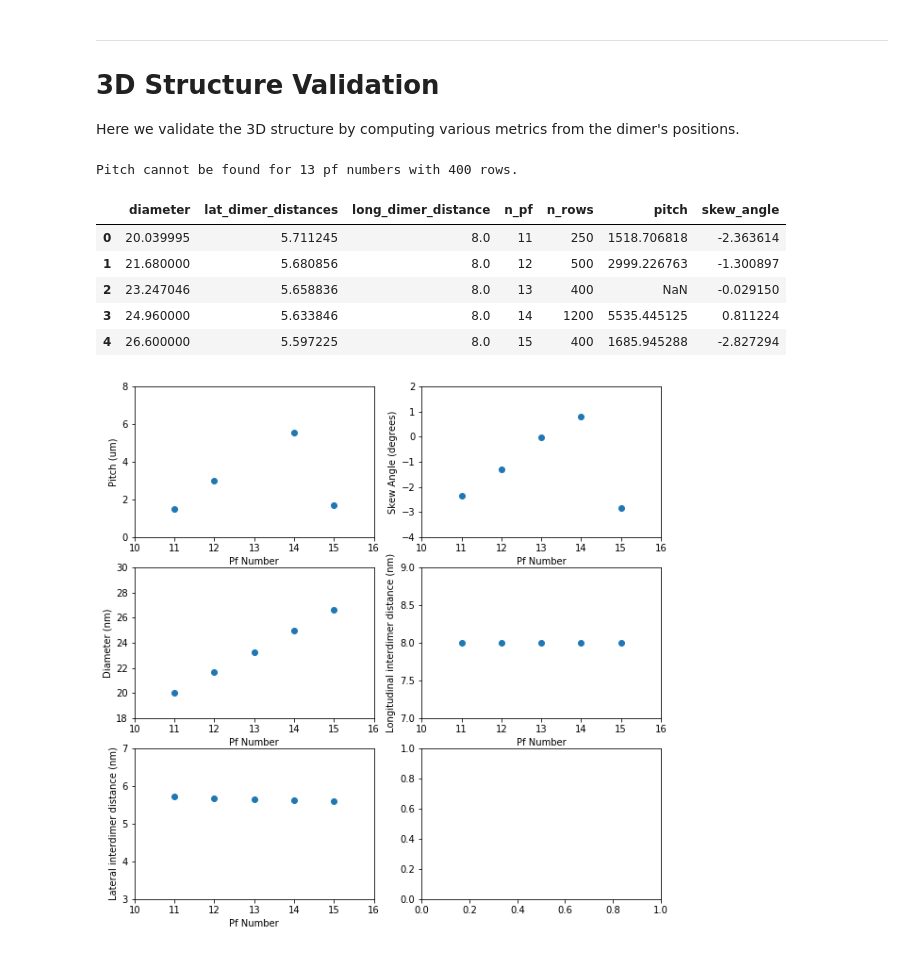
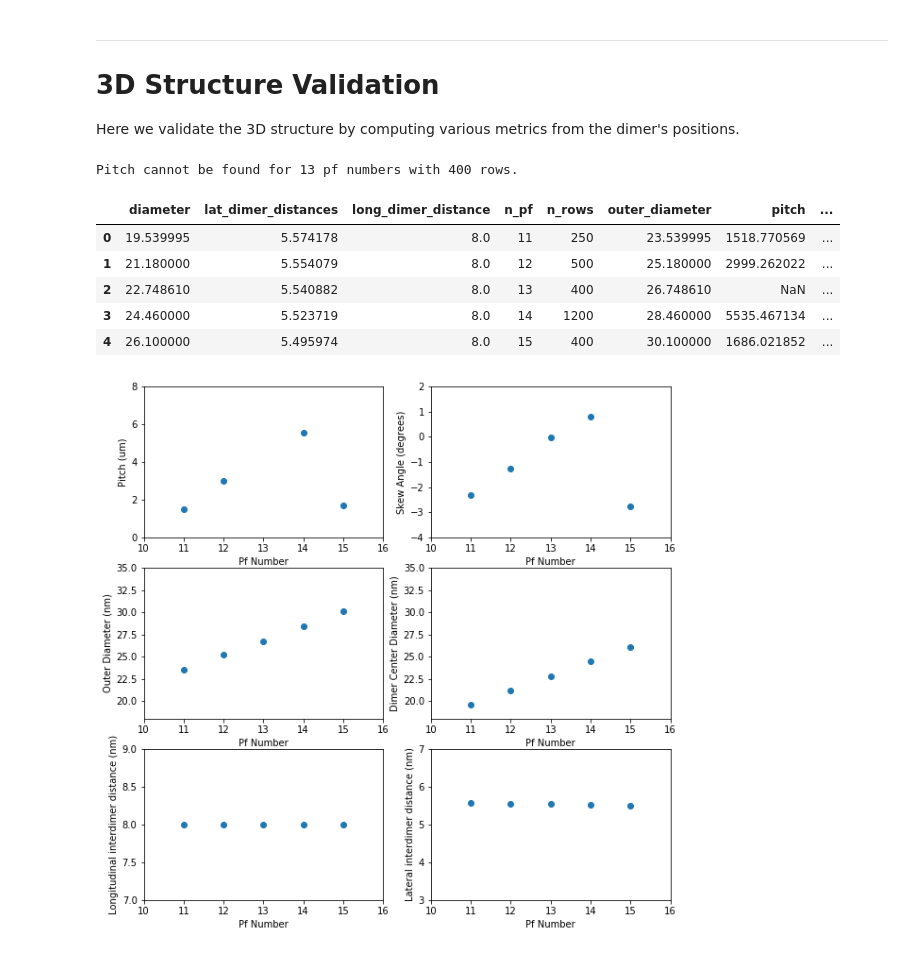
Before and after one commit to brouhardlab/anamic, a Jupyter notebook: notebooks/Structure.ipynb, the cells around one changed output. Drawn from its saved outputs; the diff is of its cells as text; code cells hidden in the pictures.

```diff
--- a/notebooks/Structure.ipynb
+++ b/notebooks/Structure.ipynb
@@ -118,7 +118,8 @@ Here we validate the 3D structure by computing various metrics from the dimer's
 # %%
 n_all_rows = [250, 500, 400, 1200, 400]
 n_pfs = [11, 12, 13, 14, 15]
-#n_pfs = [11]
+#n_all_rows = [250, 500]
+#n_pfs = [11, 13]
 
 data = []
 for n_pf, n_rows in tqdm.tqdm(zip(n_pfs, n_all_rows), total=len(n_pfs)):
@@ -155,10 +156,11 @@ for n_pf, n_rows in tqdm.tqdm(zip(n_pfs, n_all_rows), total=len(n_pfs)):
     x_diameter = positions['x'].max() - positions['x'].min()
     y_diameter = positions['y'].max() - positions['y'].min()
     datum['diameter'] = np.mean([x_diameter, y_diameter])
+    datum['outer_diameter'] = np.mean([x_diameter, y_diameter]) + 4
 
     # See anamic.structure.get_dimer_positions() for details.
     params = anamic.structure.get_structure_parameters().loc[n_pf].to_dict()
-    mt_radius = ((16.4 * n_pf + 20) / 2) / 10
+    mt_radius = ((16.4 * n_pf + 15) / 2) / 10
     dimer_factor = 2/3
     theta = (360 - n_pf * params['hrot']) * dimer_factor
     skew_angle = -1 * np.arcsin(0.25 * mt_radius * np.sin(0.5 * np.deg2rad(theta)))
@@ -187,48 +189,54 @@ data.to_csv("MT_Geometry_Metrics.csv")
 data
 # %% [output]
 Pitch cannot be found for 13 pf numbers with 400 rows.
-|  | diameter | lat_dimer_distances | long_dimer_distance | n_pf | n_rows | pitch | skew_angle |
-| 0 | 20.039995 | 5.711245 | 8.0 | 11 | 250 | 1518.706818 | -2.363614 |
-| 1 | 21.680000 | 5.680856 | 8.0 | 12 | 500 | 2999.226763 | -1.300897 |
-| 2 | 23.247046 | 5.658836 | 8.0 | 13 | 400 | NaN | -0.029150 |
-| 3 | 24.960000 | 5.633846 | 8.0 | 14 | 1200 | 5535.445125 | 0.811224 |
-| 4 | 26.600000 | 5.597225 | 8.0 | 15 | 400 | 1685.945288 | -2.827294 |
+|  | diameter | lat_dimer_distances | long_dimer_distance | n_pf | n_rows | outer_diameter | pitch | ... |
+| 0 | 19.539995 | 5.574178 | 8.0 | 11 | 250 | 23.539995 | 1518.770569 | ... |
+| 1 | 21.180000 | 5.554079 | 8.0 | 12 | 500 | 25.180000 | 2999.262022 | ... |
+| 2 | 22.748610 | 5.540882 | 8.0 | 13 | 400 | 26.748610 | NaN | ... |
+| 3 | 24.460000 | 5.523719 | 8.0 | 14 | 1200 | 28.460000 | 5535.467134 | ... |
+| 4 | 26.100000 | 5.495974 | 8.0 | 15 | 400 | 30.100000 | 1686.021852 | ... |
 # %%
 data = pd.read_csv("MT_Geometry_Metrics.csv")
 
 fig, axs = plt.subplots(ncols=2, nrows=3, figsize=(10, 10))
 axs = axs.flatten()
 
 axs[0].plot(data['n_pf'], data['pitch'] / 1000, marker='o', lw=0)
 axs[0].set_xlabel("Pf Number")
 axs[0].set_ylabel("Pitch (um)")
 axs[0].set_xlim(10, 16)
 axs[0].set_ylim(0, 8)
 
 axs[1].plot(data['n_pf'], data['skew_angle'], marker='o', lw=0)
 axs[1].set_xlabel("Pf Number")
 axs[1].set_ylabel("Skew Angle (degrees)")
 axs[1].set_xlim(10, 16)
 axs[1].set_ylim(-4, 2)
 
-axs[2].plot(data['n_pf'], data['diameter'], marker='o', lw=0)
+axs[2].plot(data['n_pf'], data['outer_diameter'], marker='o', lw=0)
 axs[2].set_xlabel("Pf Number")
-axs[2].set_ylabel("Diameter (nm)")
+axs[2].set_ylabel("Outer Diameter (nm)")
 axs[2].set_xlim(10, 16)
-axs[2].set_ylim(18, 30)
+axs[2].set_ylim(18, 35)
 
-axs[3].plot(data['n_pf'], data['long_dimer_distance'], marker='o', lw=0)
+axs[3].plot(data['n_pf'], data['diameter'], marker='o', lw=0)
 axs[3].set_xlabel("Pf Number")
-axs[3].set_ylabel("Longitudinal interdimer distance (nm)")
+axs[3].set_ylabel("Dimer Center Diameter (nm)")
 axs[3].set_xlim(10, 16)
-axs[3].set_ylim(7, 9)
+axs[3].set_ylim(18, 35)
 
-axs[4].plot(data['n_pf'], data['lat_dimer_distances'], marker='o', lw=0)
+axs[4].plot(data['n_pf'], data['long_dimer_distance'], marker='o', lw=0)
 axs[4].set_xlabel("Pf Number")
-axs[4].set_ylabel("Lateral interdimer distance (nm)")
+axs[4].set_ylabel("Longitudinal interdimer distance (nm)")
 axs[4].set_xlim(10, 16)
-axs[4].set_ylim(3, 7)
+axs[4].set_ylim(7, 9)
+
+axs[5].plot(data['n_pf'], data['lat_dimer_distances'], marker='o', lw=0)
+axs[5].set_xlabel("Pf Number")
+axs[5].set_ylabel("Lateral interdimer distance (nm)")
+axs[5].set_xlim(10, 16)
+axs[5].set_ylim(3, 7)
 
 fig.savefig("MT_Geometry_Metrics.png")
 # %% [output]
-[figure, old version]
+[figure, new version]
```
Also changed, not shown: parts of 3 cells of this notebook, 4 other files.
